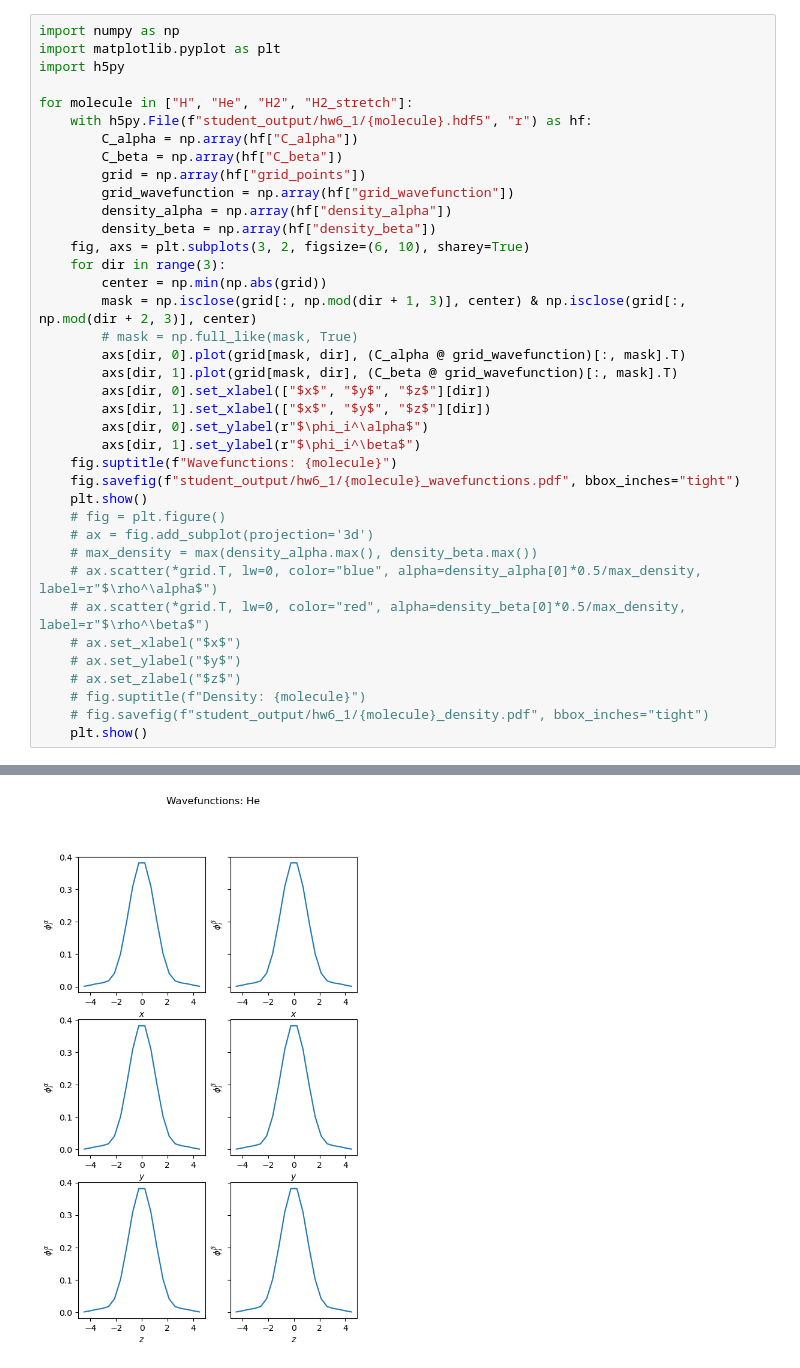
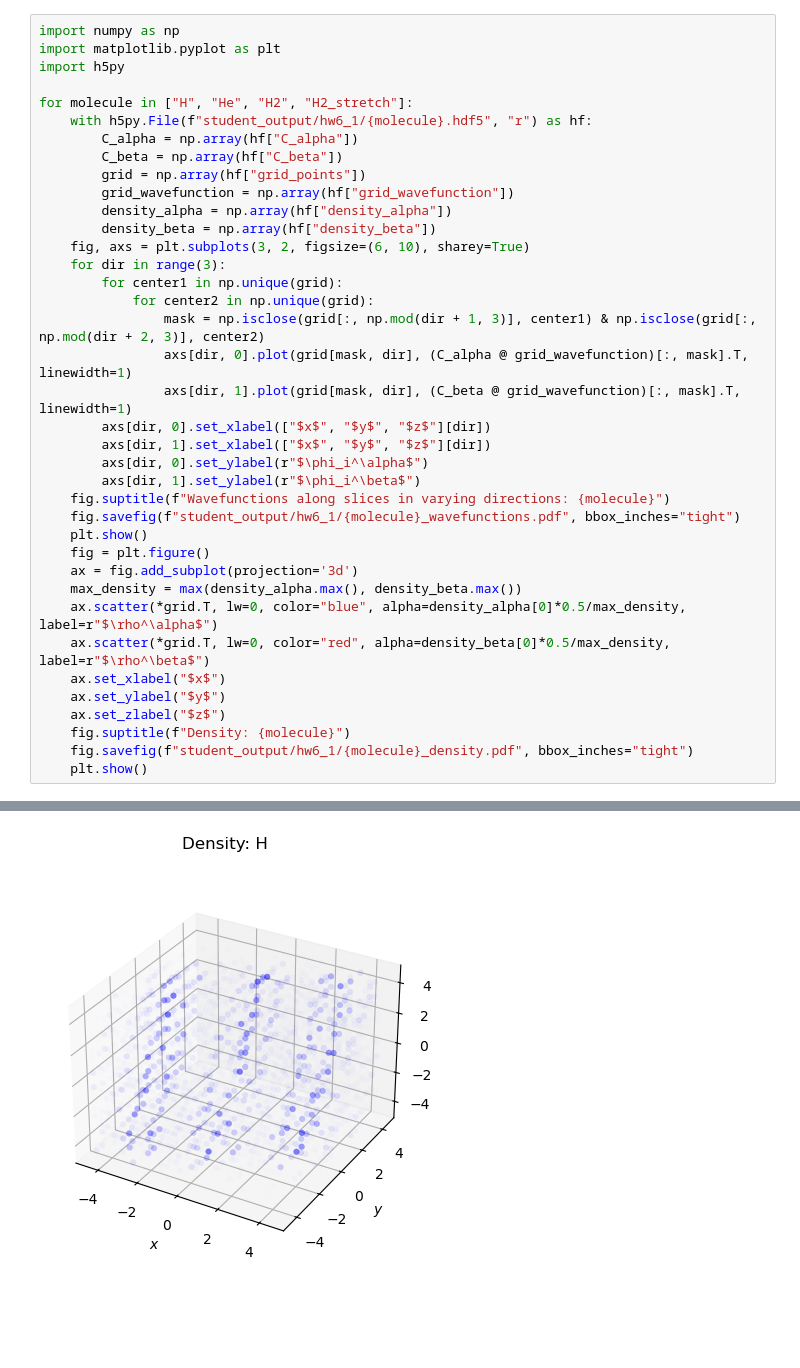
Before and after one commit to jvonk/DFT, a Jupyter notebook: Chem179-HW06.ipynb, the cells around one changed output, grey strips where cells are left out. Drawn from its saved outputs; the diff is of its cells as text; blank space fills up the shorter version.

```diff
--- a/Chem179-HW06.ipynb
+++ b/Chem179-HW06.ipynb
@@ -13,27 +13,27 @@ for molecule in ["H", "He", "H2", "H2_stretch"]:
         density_beta = np.array(hf["density_beta"])
     fig, axs = plt.subplots(3, 2, figsize=(6, 10), sharey=True)
     for dir in range(3):
-        center = np.min(np.abs(grid))
-        mask = np.isclose(grid[:, np.mod(dir + 1, 3)], center) & np.isclose(grid[:, np.mod(dir + 2, 3)], center)
-        # mask = np.full_like(mask, True)
-        axs[dir, 0].plot(grid[mask, dir], (C_alpha @ grid_wavefunction)[:, mask].T)
-        axs[dir, 1].plot(grid[mask, dir], (C_beta @ grid_wavefunction)[:, mask].T)
+        for center1 in np.unique(grid):
+            for center2 in np.unique(grid):
+                mask = np.isclose(grid[:, np.mod(dir + 1, 3)], center1) & np.isclose(grid[:, np.mod(dir + 2, 3)], center2)
+                axs[dir, 0].plot(grid[mask, dir], (C_alpha @ grid_wavefunction)[:, mask].T, linewidth=1)
+                axs[dir, 1].plot(grid[mask, dir], (C_beta @ grid_wavefunction)[:, mask].T, linewidth=1)
         axs[dir, 0].set_xlabel(["$x$", "$y$", "$z$"][dir])
         axs[dir, 1].set_xlabel(["$x$", "$y$", "$z$"][dir])
         axs[dir, 0].set_ylabel(r"$\phi_i^\alpha$")
         axs[dir, 1].set_ylabel(r"$\phi_i^\beta$")
-    fig.suptitle(f"Wavefunctions: {molecule}")
+    fig.suptitle(f"Wavefunctions along slices in varying directions: {molecule}")
     fig.savefig(f"student_output/hw6_1/{molecule}_wavefunctions.pdf", bbox_inches="tight")
     plt.show()
-    # fig = plt.figure()
-    # ax = fig.add_subplot(projection='3d')
-    # max_density = max(density_alpha.max(), density_beta.max())
-    # ax.scatter(*grid.T, lw=0, color="blue", alpha=density_alpha[0]*0.5/max_density, label=r"$\rho^\alpha$")
-    # ax.scatter(*grid.T, lw=0, color="red", alpha=density_beta[0]*0.5/max_density, label=r"$\rho^\beta$")
-    # ax.set_xlabel("$x$")
-    # ax.set_ylabel("$y$")
-    # ax.set_zlabel("$z$")
-    # fig.suptitle(f"Density: {molecule}")
-    # fig.savefig(f"student_output/hw6_1/{molecule}_density.pdf", bbox_inches="tight")
+    fig = plt.figure()
+    ax = fig.add_subplot(projection='3d')
+    max_density = max(density_alpha.max(), density_beta.max())
+    ax.scatter(*grid.T, lw=0, color="blue", alpha=density_alpha[0]*0.5/max_density, label=r"$\rho^\alpha$")
+    ax.scatter(*grid.T, lw=0, color="red", alpha=density_beta[0]*0.5/max_density, label=r"$\rho^\beta$")
+    ax.set_xlabel("$x$")
+    ax.set_ylabel("$y$")
+    ax.set_zlabel("$z$")
+    fig.suptitle(f"Density: {molecule}")
+    fig.savefig(f"student_output/hw6_1/{molecule}_density.pdf", bbox_inches="tight")
     plt.show()
 # %% [output]
@@ -41 +41 @@ for molecule in ["H", "He", "H2", "H2_stretch"]:
-[figure, old version]
+[figure, new version]
```
Also changed, not shown: parts of 1 cell of this notebook, 4 other files.
